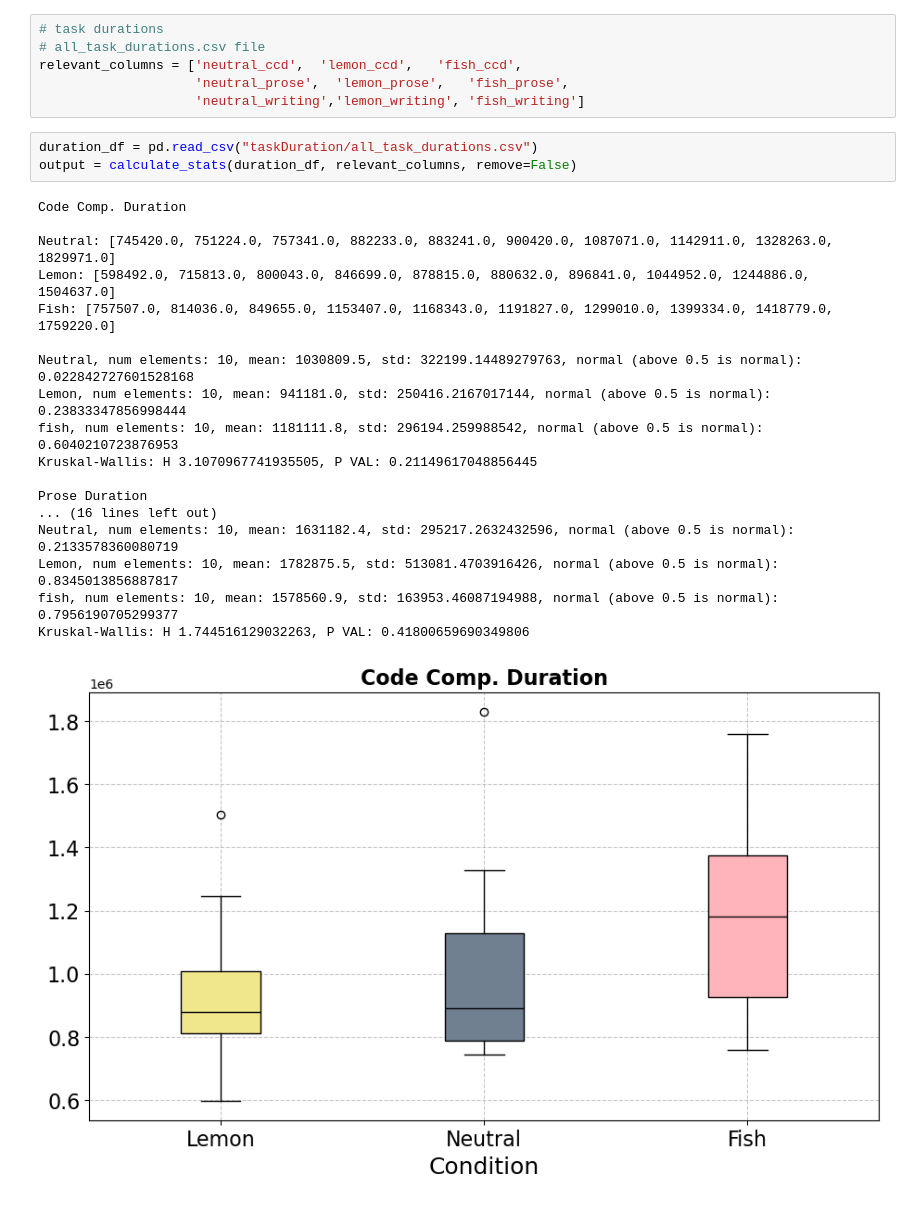
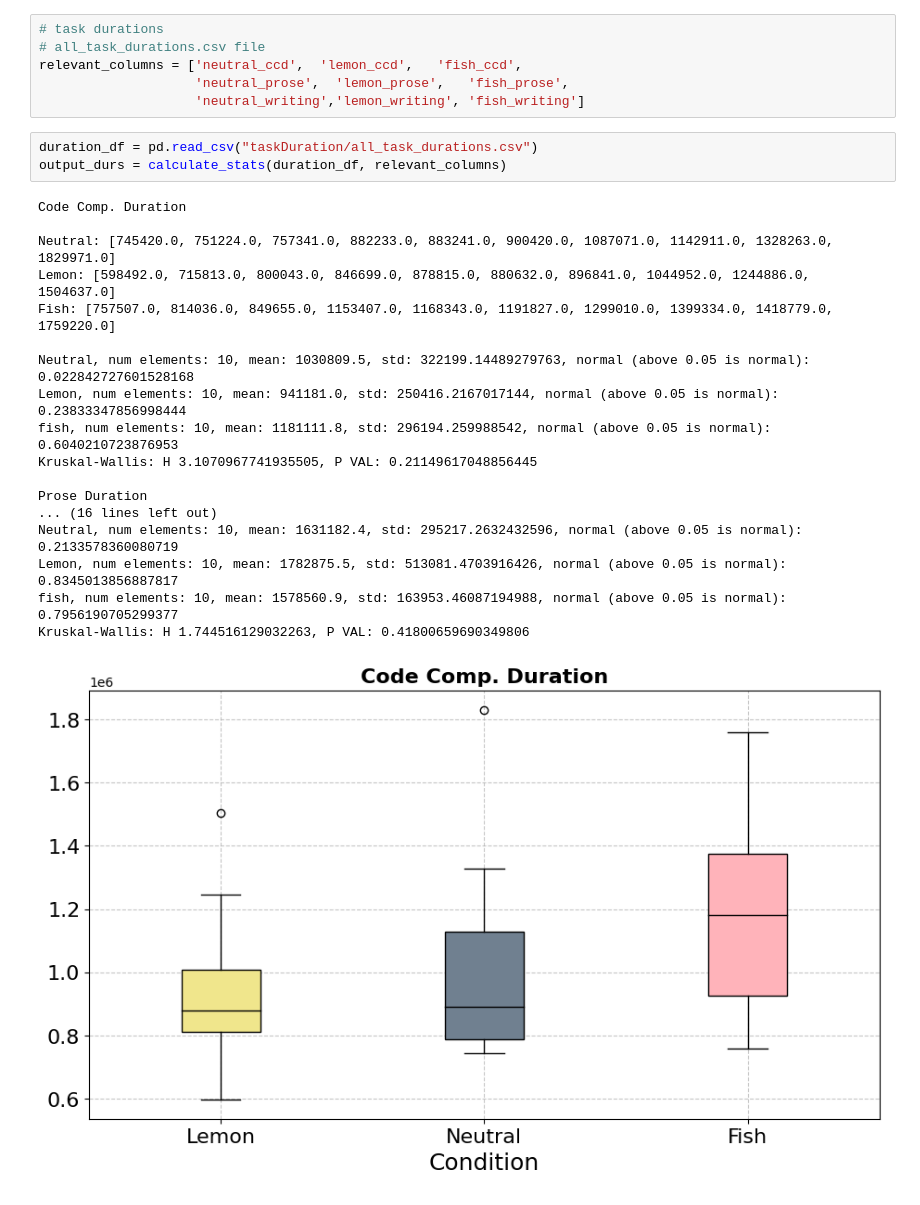
Before and after one commit to birkenstonks/smell_study_replication_package, a Jupyter notebook: rq1_productivity.ipynb, the cells around one changed output. Cells and saved outputs as stored; diff of their text form.

```diff
--- a/rq1_productivity.ipynb
+++ b/rq1_productivity.ipynb
@@ -93,23 +90,23 @@ relevant_columns = ['neutral_ccd',  'lemon_ccd',   'fish_ccd',
                     'neutral_writing','lemon_writing', 'fish_writing']
 # %%
 duration_df = pd.read_csv("taskDuration/all_task_durations.csv")
-output = calculate_stats(duration_df, relevant_columns, remove=False)
+output_durs = calculate_stats(duration_df, relevant_columns)
 # %% [output]
 Code Comp. Duration
 
 Neutral: [745420.0, 751224.0, 757341.0, 882233.0, 883241.0, 900420.0, 1087071.0, 1142911.0, 1328263.0, 1829971.0]
 Lemon: [598492.0, 715813.0, 800043.0, 846699.0, 878815.0, 880632.0, 896841.0, 1044952.0, 1244886.0, 1504637.0]
 Fish: [757507.0, 814036.0, 849655.0, 1153407.0, 1168343.0, 1191827.0, 1299010.0, 1399334.0, 1418779.0, 1759220.0]
 
-Neutral, num elements: 10, mean: 1030809.5, std: 322199.14489279763, normal (above 0.5 is normal): 0.022842727601528168
-Lemon, num elements: 10, mean: 941181.0, std: 250416.2167017144, normal (above 0.5 is normal): 0.23833347856998444
-fish, num elements: 10, mean: 1181111.8, std: 296194.259988542, normal (above 0.5 is normal): 0.6040210723876953
+Neutral, num elements: 10, mean: 1030809.5, std: 322199.14489279763, normal (above 0.05 is normal): 0.022842727601528168
+Lemon, num elements: 10, mean: 941181.0, std: 250416.2167017144, normal (above 0.05 is normal): 0.23833347856998444
+fish, num elements: 10, mean: 1181111.8, std: 296194.259988542, normal (above 0.05 is normal): 0.6040210723876953
 Kruskal-Wallis: H 3.1070967741935505, P VAL: 0.21149617048856445
 
 Prose Duration
 ... (16 lines left out)
-Neutral, num elements: 10, mean: 1631182.4, std: 295217.2632432596, normal (above 0.5 is normal): 0.2133578360080719
-Lemon, num elements: 10, mean: 1782875.5, std: 513081.4703916426, normal (above 0.5 is normal): 0.8345013856887817
-fish, num elements: 10, mean: 1578560.9, std: 163953.46087194988, normal (above 0.5 is normal): 0.7956190705299377
+Neutral, num elements: 10, mean: 1631182.4, std: 295217.2632432596, normal (above 0.05 is normal): 0.2133578360080719
+Lemon, num elements: 10, mean: 1782875.5, std: 513081.4703916426, normal (above 0.05 is normal): 0.8345013856887817
+fish, num elements: 10, mean: 1578560.9, std: 163953.46087194988, normal (above 0.05 is normal): 0.7956190705299377
 Kruskal-Wallis: H 1.744516129032263, P VAL: 0.41800659690349806
-[figure, old version]
+[figure, new version]
```
Also changed, not shown: parts of 16 cells of this notebook, 14 other files.
